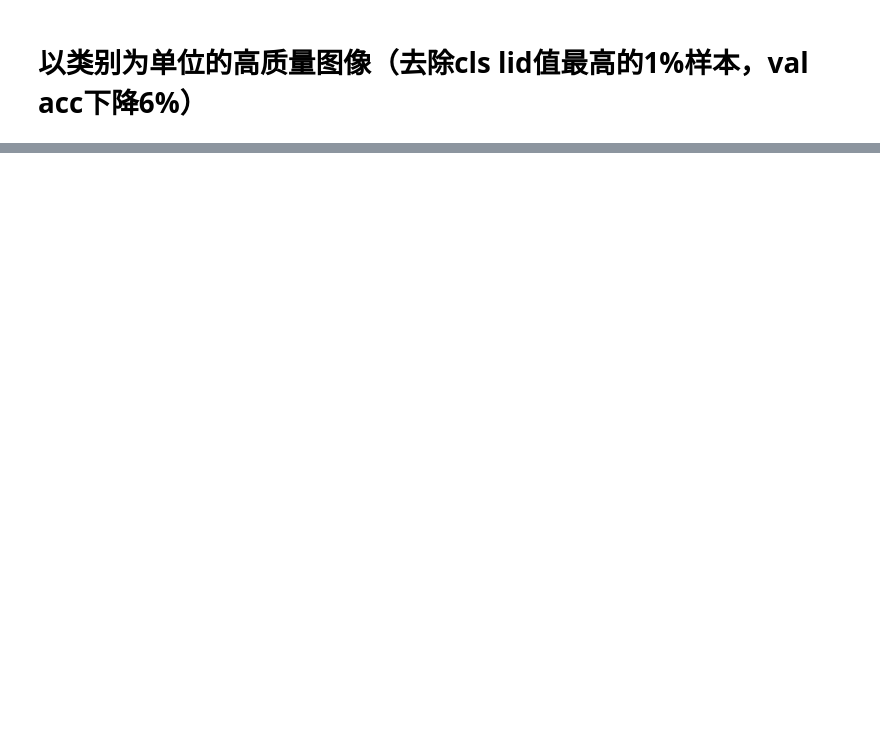
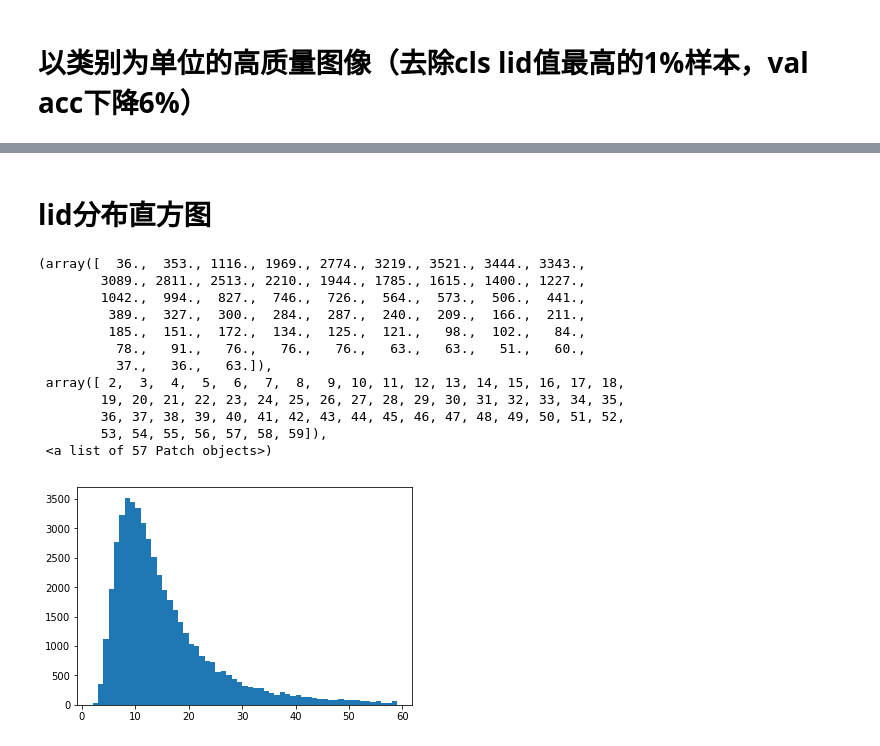
Before and after one commit to oyzh888/LID_Research, a Jupyter notebook: Data Visualization with LID and Augmentation.ipynb, the cells around one changed output, grey strips where cells are left out. Cells and saved outputs as stored; diff of their text form; code cells hidden in the pictures; blank space fills up the shorter version.

```diff
--- a/Data Visualization with LID and Augmentation.ipynb
+++ b/Data Visualization with LID and Augmentation.ipynb
@@ -394,0 +453,20 @@ print(x_train_augmentation.shape)
+# %% [markdown]
+# lid分布直方图
+# %%
+binwidth=1
+dis_high_global = np.asarray(dis_high_global, dtype=np.int)
+plt.hist(dis_high_global, bins=range(min(dis_high_global), int(max(dis_high_global)/10) + binwidth, binwidth))
+# %% [output]
+(array([  36.,  353., 1116., 1969., 2774., 3219., 3521., 3444., 3343.,
+        3089., 2811., 2513., 2210., 1944., 1785., 1615., 1400., 1227.,
+        1042.,  994.,  827.,  746.,  726.,  564.,  573.,  506.,  441.,
+         389.,  327.,  300.,  284.,  287.,  240.,  209.,  166.,  211.,
+         185.,  151.,  172.,  134.,  125.,  121.,   98.,  102.,   84.,
+          78.,   91.,   76.,   76.,   76.,   63.,   63.,   51.,   60.,
+          37.,   36.,   63.]),
+ array([ 2,  3,  4,  5,  6,  7,  8,  9, 10, 11, 12, 13, 14, 15, 16, 17, 18,
+        19, 20, 21, 22, 23, 24, 25, 26, 27, 28, 29, 30, 31, 32, 33, 34, 35,
+        36, 37, 38, 39, 40, 41, 42, 43, 44, 45, 46, 47, 48, 49, 50, 51, 52,
+        53, 54, 55, 56, 57, 58, 59]),
+ <a list of 57 Patch objects>)
+[figure, added]
```
Also changed, not shown: parts of 24 cells of this notebook, 4 other files.
